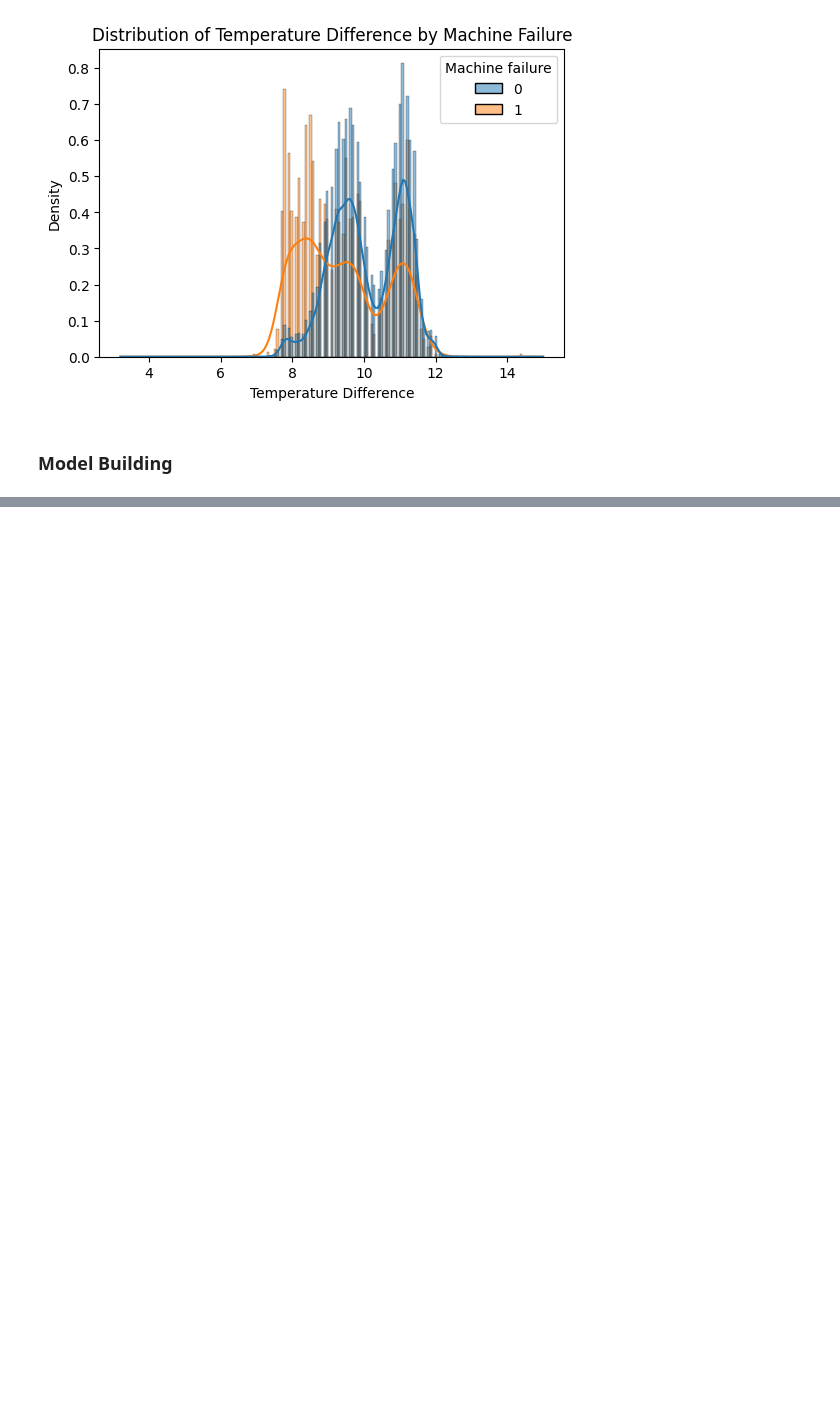
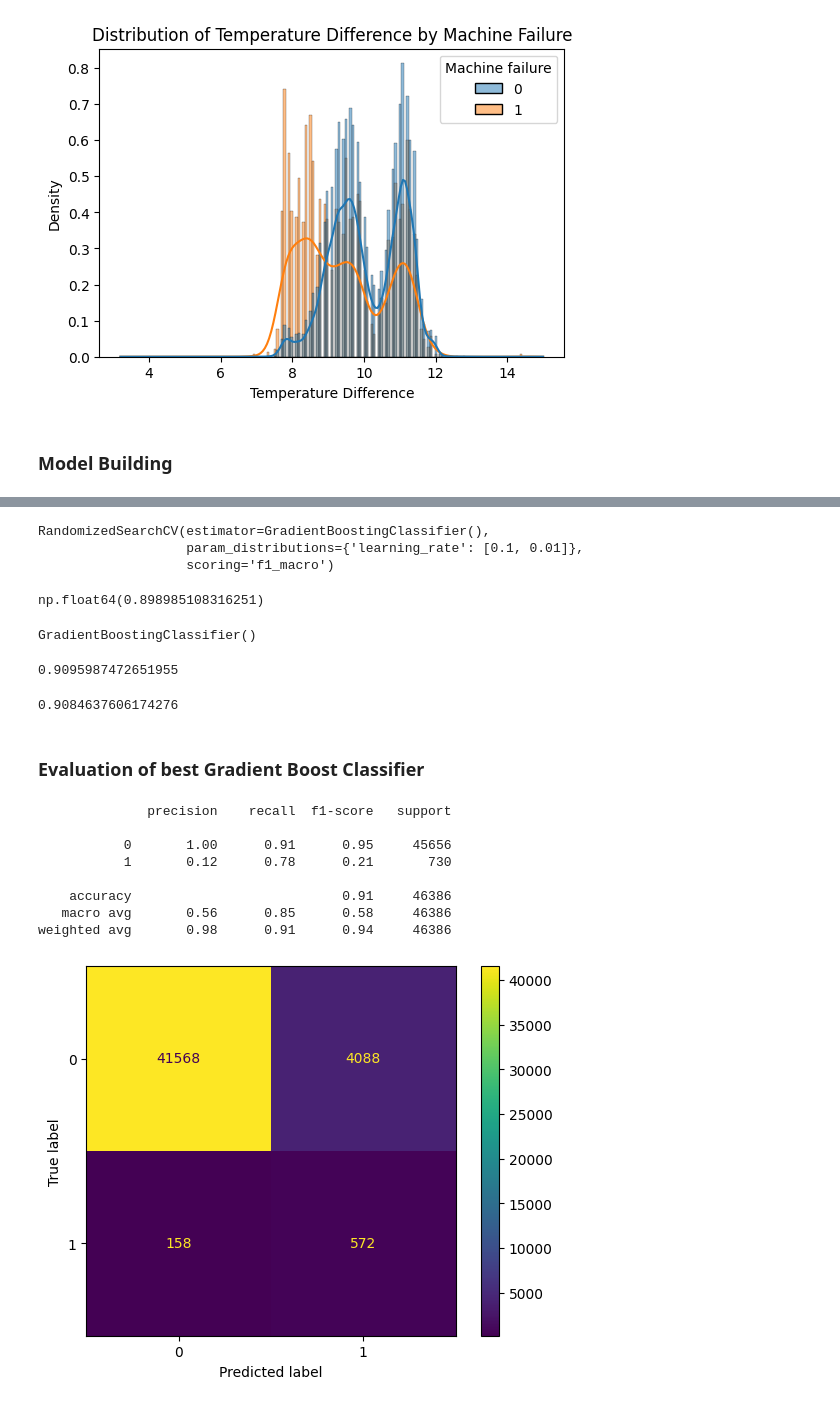
Before and after one commit to PrarthanaShende/Machine-Learning, a Jupyter notebook: Machine Failure Prediction/Machine Failure Prediction.ipynb, the cells around one changed output, grey strips where cells are left out. Drawn from its saved outputs; the diff is of its cells as text; code cells hidden in the pictures; blank space fills up the shorter version.

```diff
--- a/Machine Failure Prediction/Machine Failure Prediction.ipynb
+++ b/Machine Failure Prediction/Machine Failure Prediction.ipynb
@@ -248,0 +465,3 @@ for col in num_features:
+# %%
+model2 = GradientBoostingClassifier(n_estimators=100,max_depth=10,learning_rate=0.01)
+model2.fit(x_sample1,y_sample1)
@@ -248,0 +480,45 @@ for col in num_features:
+# %%
+params3 = {
+    'learning_rate':[0.1,0.01]
+}
+# %%
+base_model3 = GradientBoostingClassifier()
+rscv3 = RandomizedSearchCV(estimator=base_model3,param_distributions=params3,scoring='f1_macro')
+rscv3.fit(x_sample1,y_sample1)
+# %% [output]
+RandomizedSearchCV(estimator=GradientBoostingClassifier(),
+                   param_distributions={'learning_rate': [0.1, 0.01]},
+                   scoring='f1_macro')
+# %%
+rscv3.best_score_
+# %% [output]
+np.float64(0.898985108316251)
+# %%
+best_model_grad = rscv3.best_estimator_
+best_model_grad
+# %% [output]
+GradientBoostingClassifier()
+# %%
+best_model_grad.score(xtrain,ytrain)
+# %% [output]
+0.9095987472651955
+# %%
+best_model_grad.score(xtest,ytest)
+# %% [output]
+0.9084637606174276
+# %% [markdown]
+### Evaluation of best Gradient Boost Classifier
+# %%
+ConfusionMatrixDisplay.from_estimator(best_model_grad,xtest,ytest)
+ypred_grad = best_model_grad.predict(xtest)
+print(classification_report(ytest,ypred_grad))
+# %% [output]
+              precision    recall  f1-score   support
+
+           0       1.00      0.91      0.95     45656
+           1       0.12      0.78      0.21       730
+
+    accuracy                           0.91     46386
+   macro avg       0.56      0.85      0.58     46386
+weighted avg       0.98      0.91      0.94     46386
+[figure, added]
```
Also changed, not shown: parts of 59 cells of this notebook, 3 other files.
